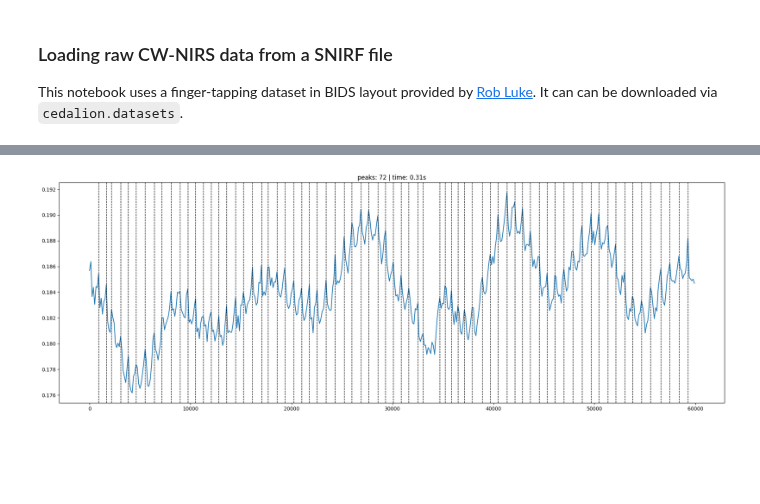
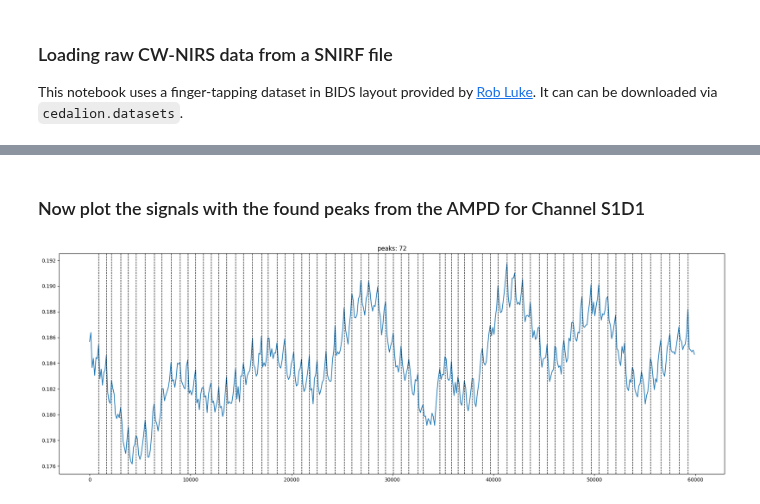
Before and after one commit to ibs-lab/cedalion, a Jupyter notebook: examples/ampd_finger_tapping_example.ipynb, the cells around one changed output, grey strips where cells are left out. Saved outputs shown, nothing was run; the diff lists cells and outputs as text; code cells hidden in the pictures; blank space fills up the shorter version.

Commit message:
added discriptions to the ampd notebook example

```diff
--- a/examples/ampd_finger_tapping_example.ipynb
+++ b/examples/ampd_finger_tapping_example.ipynb
@@ -127,24 +136,26 @@ array([[[0, 0, 0, ..., 1, 1, 1],
   * wavelength  (wavelength) float64 16B 760.0 850.0
 Attributes:
     data_type_group:  unprocessed raw
+# %% [markdown]
+### Now plot the signals with the found peaks from the AMPD for Channel S1D1
 # %%
 
-# select the first channel for displaying the results
-channel = "S1D1" #amp.channel[0]
+# select a channel for displaying the results
+channel = "S1D1"
 channel_data = amp.sel(channel=channel)
 
 # retrieve the peaks for that channel. peaks contains lists for the channel and both wavelengths
 # where peaks are represented by 1 and non-peaks are 0
 peak_indices = peaks.sel(channel=channel)
 
 # extract the timestamps of the identified peaks for one wavelength
 peak_times = times * peak_indices.values[1]
 peak_times = [pt for pt in peak_times if pt > 0]
 
 # for plotting prepare the signal for the same wavelength
 signal = channel_data.values[1]
 
 # plot the signal and the peaks calculated by the optimized AMPD
-plot_peaks(signal, times, peak_times, channel, f"peaks: {len(peak_times)} | time: {round(t2_opt - t1_opt, 3)}s")
+plot_peaks(signal, times, peak_times, channel, f"peaks: {len(peak_times)}")
 # %% [output]
-[figure, old version]
+[figure, new version]
```
Also changed, not shown: parts of 12 cells of this notebook, 1 other file.
